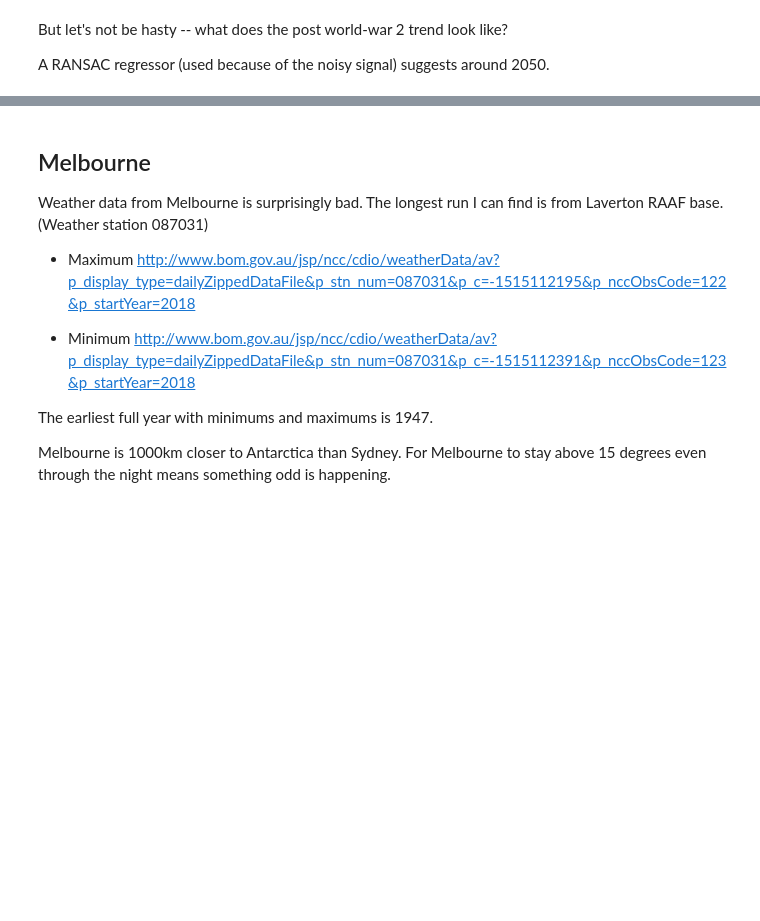
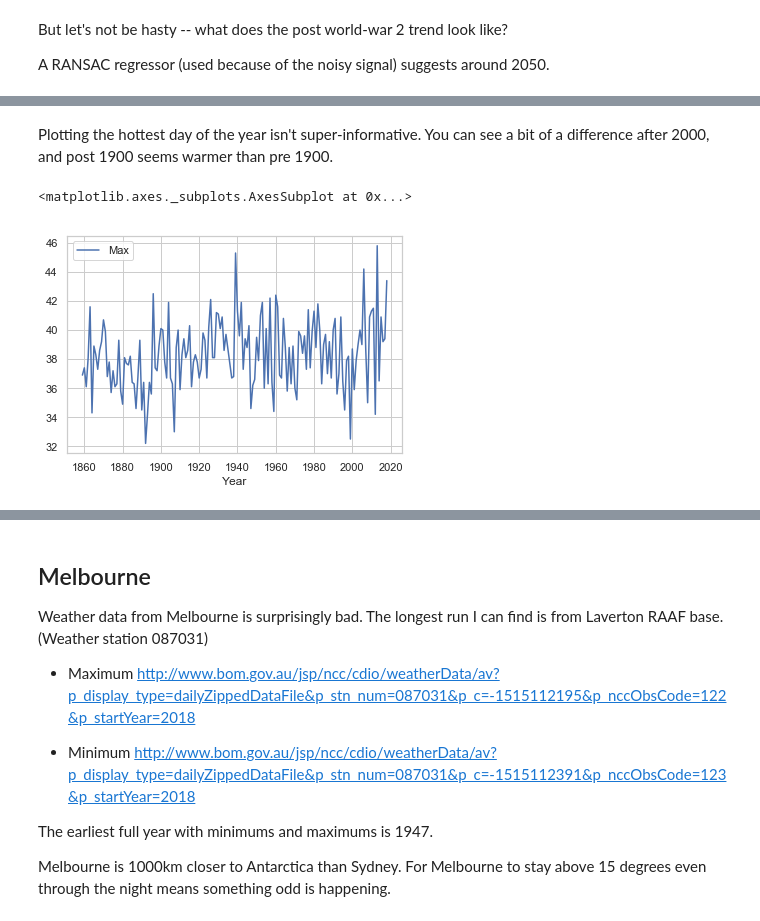
Before and after one commit to solresol/endless-summer, a Jupyter notebook: cities-of-summer.ipynb, the cells around one changed output, grey strips where cells are left out. Drawn from its saved outputs; the diff is of its cells as text; code cells hidden in the pictures; blank space fills up the shorter version.

```diff
--- a/cities-of-summer.ipynb
+++ b/cities-of-summer.ipynb
@@ -117,3 +117,5 @@ sydney_temperatures[(sydney_temperatures.Min > 20) & (sydney_temperatures.Year =
 | 1918-02-10 | 21.1 | 24.9 | 1918 |
 | 1918-02-12 | 20.8 | 27.3 | 1918 |
 | 1918-03-05 | 20.5 | 26.9 | 1918 |
+# %%
+sydney_temperatures[(sydney_temperatures.Min > 20) & (sydney_temperatures.Year == 2018)].set_index("Date")
@@ -169,0 +195,2 @@ chart_df.plot()
+# %%
+sydney_temperatures.set_index('Date').sort_values('Max').dropna().tail(5)
@@ -169,0 +205,9 @@ chart_df.plot()
+# %% [markdown]
+Plotting the hottest day of the year isn't super-informative. You can see a bit of a difference after 2000, and
+post 1900 seems warmer than pre 1900.
+# %%
+sydney_annual_max = sydney_temperatures[['Max', 'Year']].groupby('Year').max()
+seaborn.lineplot(data=sydney_annual_max)
+# %% [output]
+<matplotlib.axes._subplots.AxesSubplot at 0x...>
+[figure, added]
```
Also changed, not shown: parts of 75 cells of this notebook.
